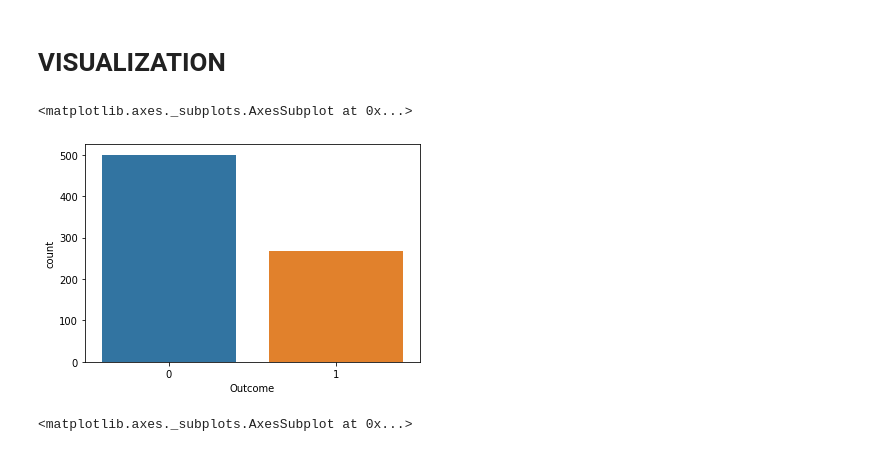
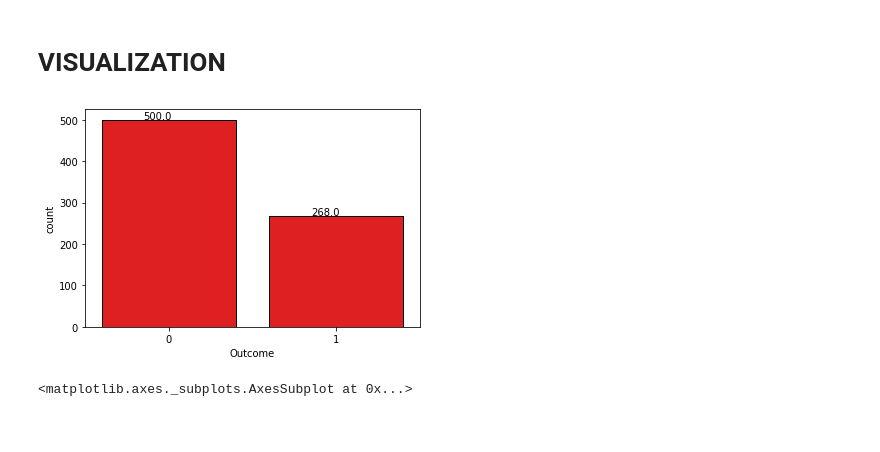
Before and after one commit to ChibuikeOnuba/Diabetes-Prediction, a Jupyter notebook: Diabetes_Prediction.ipynb, the cells around one changed output. Drawn from its saved outputs; the diff is of its cells as text; code cells hidden in the pictures.

```diff
--- a/Diabetes_Prediction.ipynb
+++ b/Diabetes_Prediction.ipynb
@@ -102,11 +96,12 @@ BMI 0
 # %%
 import matplotlib.pyplot as plt
 import seaborn as sns
-# %%
-sns.countplot(data['Outcome'])
-# %% [output]
-<matplotlib.axes._subplots.AxesSubplot at 0x...>
-[figure, removed]
+# %%
+ax = sns.countplot(data['Outcome'], color=('red'), edgecolor='black')
+for p in ax.patches:
+  ax.annotate('{:.1f}'.format(p.get_height()), (p.get_x()+0.25, p.get_height()+2.5))
+# %% [output]
+[figure, added]
 # %%
 #Univariate analysis age.
 f = plt.figure(figsize=(20,4))
```
Also changed, not shown: parts of 5 cells of this notebook.
